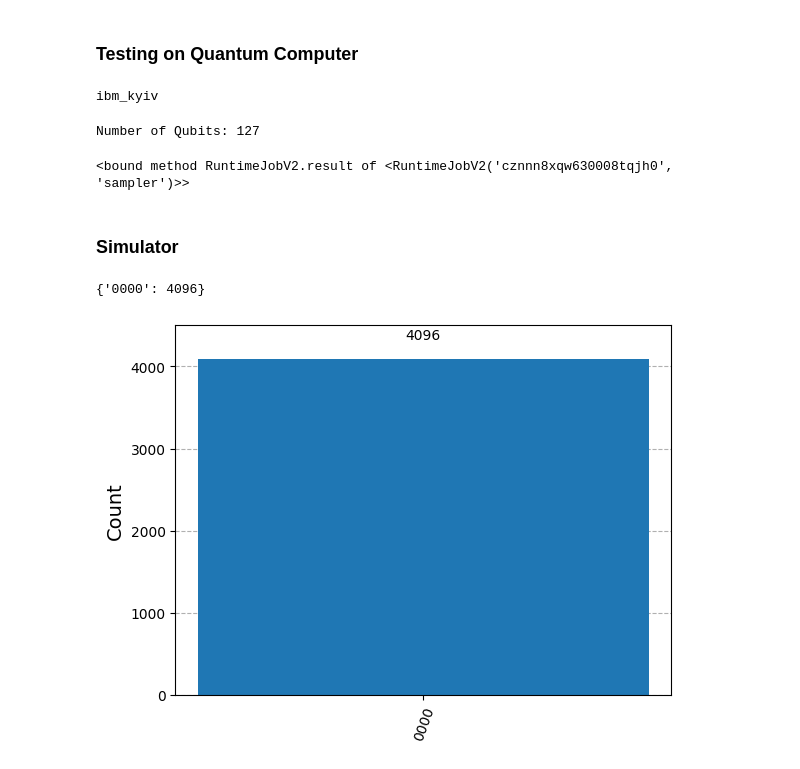
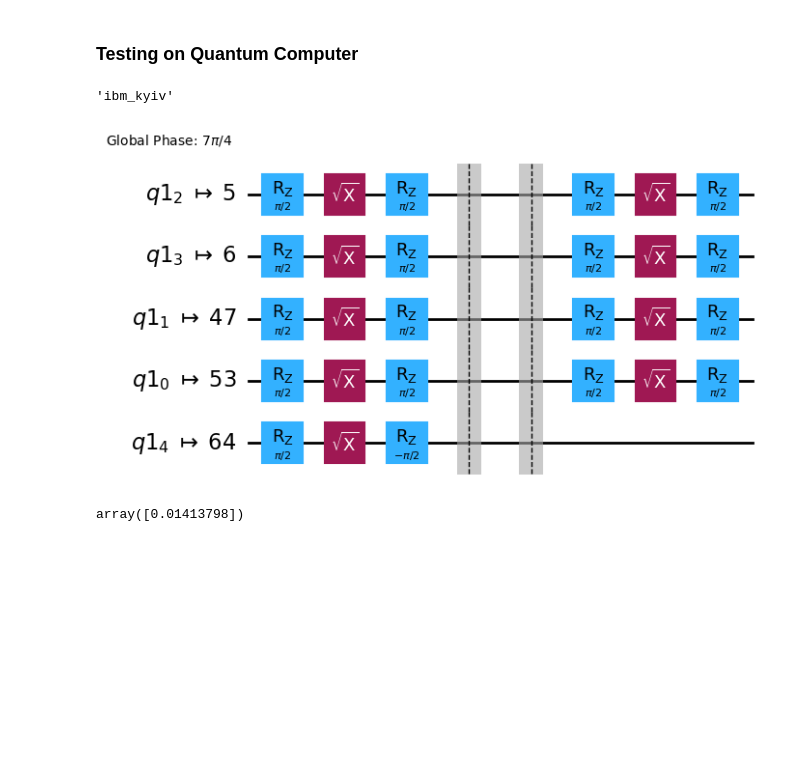
Before and after one commit to siuleg/quantum-dja, a Jupyter notebook: DeutschJoszaAlgorithm.ipynb, the cells around one changed output. Cells and saved outputs as stored; diff of their text form; code cells hidden in the pictures; blank space fills up the shorter version.

```diff
--- a/DeutschJoszaAlgorithm.ipynb
+++ b/DeutschJoszaAlgorithm.ipynb
@@ -138,15 +87,2 @@ The oracle returns a constant value: 1
 # %% [markdown]
 ### Testing on Quantum Computer
-# %%
-service = QiskitRuntimeService(
-    channel="ibm_quantum",
-    token="7821f65d0dd6b850e5efee1028ddc389a6b680756509dd57ee3ce5485f0b7063ef495a3ce96da2ae386537a1734b63fb229452cbdbf7e6146cca3909257b78ab",
-)
-backend = service.backend("ibm_kyiv")
-print(backend.name)
-target = backend.target
-pm = generate_preset_pass_manager(target=target, optimization_level=3)
-
-isa_circuit = pm.run(qc)
-# %% [output]
-ibm_kyiv
@@ -158,11 +88,0 @@ job = sampler.run([isa_circuit])
-# %%
-
-backend = service.backend(name="ibm_kyiv")
-print(f"Number of Qubits: {backend.num_qubits}")
-job = service.job(job_id='cznnn8xqw630008tqjh0')
-job_result = job.result
-# %% [output]
-Number of Qubits: 127
-<bound method RuntimeJobV2.result of <RuntimeJobV2('cznnn8xqw630008tqjh0', 'sampler')>>
-# %% [markdown]
-### Simulator
@@ -178,6 +88,0 @@ counts = sim_job.result().get_counts()
-# %%
-print(counts)
-plot_histogram(counts)
-# %% [output]
-{'0000': 4096}
-[figure, removed]
@@ -189,0 +89,18 @@ svresult = sv_sim.run(trans_sv).result()
+# %%
+service = QiskitRuntimeService(
+    channel="ibm_quantum",
+    token="",
+)
+backend = service.least_busy(operational=True, simulator=False, min_num_qubits=127)
+backend.name
+# %% [output]
+'ibm_kyiv'
+# %%
+# Generate an optimized quantum circuit for the selected backend
+target = backend.target
+pm = generate_preset_pass_manager(target=target, optimization_level=3)
+isa_circuit = pm.run(quantum_circuit)
+# Visualize optimized circuit
+isa_circuit.draw(output="mpl", idle_wires=False, style="iqp")
+# %% [output]
+[figure, added]
@@ -189,0 +113,4 @@ svresult = sv_sim.run(trans_sv).result()
+# %%
+job_result[0].data.evs[0]
+# %% [output]
+array([0.01413798])
```
Also changed, not shown: parts of 23 cells of this notebook, 2 other files.
